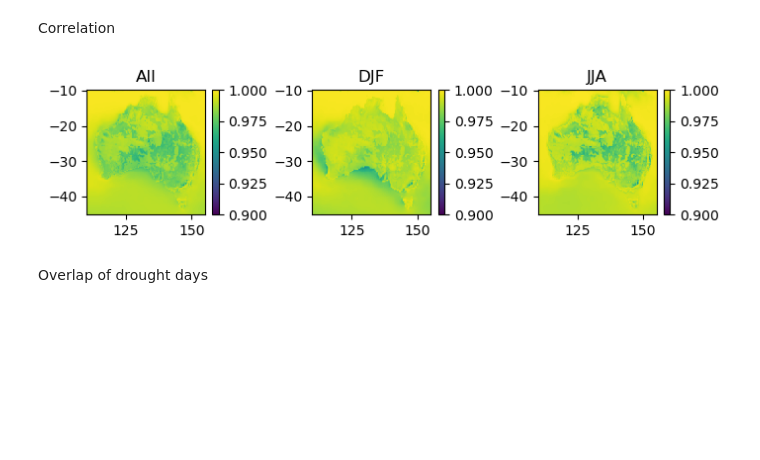
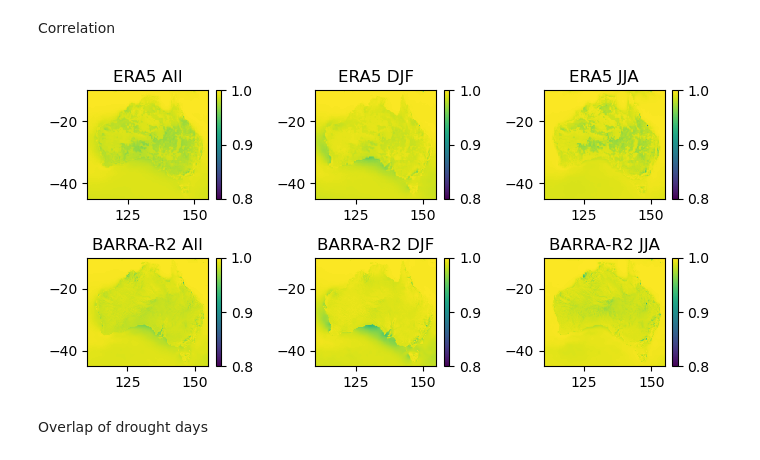
Before and after one commit to dougrichardson/wind_drought, a Jupyter notebook: 03_compare_heights.ipynb, the cells around one changed output. Drawn from its saved outputs; the diff is of its cells as text; code cells hidden in the pictures; blank space fills up the shorter version.

Commit message:
BARRA-R2 comparison

```diff
--- a/03_compare_heights.ipynb
+++ b/03_compare_heights.ipynb
@@ -101,3 +102,7 @@ BARRA-R2
+# %%
+barraR2_10m = xr.open_mfdataset(
+    glob.glob(FILEPATH + "BARRA-R2/wss*")
+)["wss"]
 # %% [markdown]
 ### Compare
 # %% [markdown]
@@ -116,24 +121,49 @@ era5_corr_JJA = xr.corr(
     fn.sel_month(era5_10m, [6, 7, 8]),
     dim="time"
 ).compute()
+# %%
+barraR2_corr = xr.corr(barraR2_100m, barraR2_10m, dim="time").compute()
+# %%
+barraR2_corr_DJF = xr.corr(
+    fn.sel_month(barraR2_100m, [12, 1, 2]),
+    fn.sel_month(barraR2_10m, [12, 1, 2]),
+    dim="time"
+).compute()
+# %%
+barraR2_corr_JJA = xr.corr(
+    fn.sel_month(barraR2_100m, [6, 7, 8]),
+    fn.sel_month(barraR2_10m, [6, 7, 8]),
+    dim="time"
+).compute()
 # %%
-fig, ax = plt.subplots(1, 3, figsize=(7,2))
+fig, ax = plt.subplots(2, 3, figsize=(7,3.5))
 
-era5_corr.plot(ax=ax[0], vmin=0.9, vmax=1)
-ax[0].set_title("All")
+vmin = 0.8
 
-era5_corr_DJF.plot(ax=ax[1], vmin=0.9, vmax=1)
-ax[1].set_title("DJF")
+era5_corr.plot(ax=ax[0,0], vmin=vmin, vmax=1)
+ax[0,0].set_title("ERA5 All")
 
-era5_corr_JJA.plot(ax=ax[2], vmin=0.9, vmax=1)
-ax[2].set_title("JJA")
+era5_corr_DJF.plot(ax=ax[0,1], vmin=vmin, vmax=1)
+ax[0,1].set_title("ERA5 DJF")
 
-for a in ax:
+era5_corr_JJA.plot(ax=ax[0,2], vmin=vmin, vmax=1)
+ax[0,2].set_title("ERA5 JJA")
+
+barraR2_corr.plot(ax=ax[1,0], vmin=vmin, vmax=1)
+ax[1,0].set_title("BARRA-R2 All")
+
+barraR2_corr_DJF.plot(ax=ax[1,1], vmin=vmin, vmax=1)
+ax[1,1].set_title("BARRA-R2 DJF")
+
+barraR2_corr_JJA.plot(ax=ax[1,2], vmin=vmin, vmax=1)
+ax[1,2].set_title("BARRA-R2 JJA")
+
+for a in ax.flatten():
     a.set_ylabel("")
     a.set_xlabel("")
 plt.tight_layout()
 # %% [output]
-[figure, old version]
+[figure, new version]
 # %% [markdown]
 Overlap of drought days
 # %%
```
Also changed, not shown: parts of 16 cells of this notebook.
